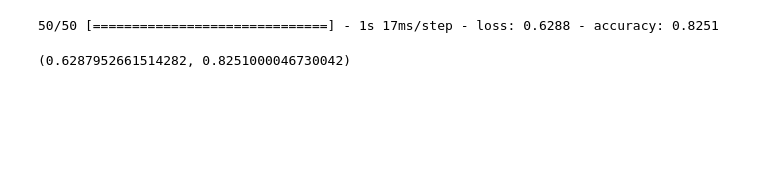
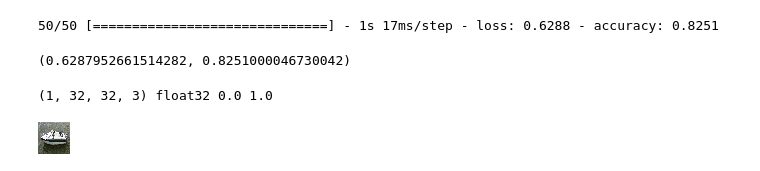
Before and after one commit to aaingyunii/Bootcamp_DeepLearning, a Jupyter notebook: 07_TODO_cifar10_CNN.ipynb, the cells around one changed output. Saved outputs shown, nothing was run; the diff lists cells and outputs as text; code cells hidden in the pictures; blank space fills up the shorter version.

```diff
--- a/07_TODO_cifar10_CNN.ipynb
+++ b/07_TODO_cifar10_CNN.ipynb
@@ -286,3 +288,27 @@ loss, accuracy = load_model.evaluate(test_dataset)
 loss, accuracy
 # %% [output]
 (0.6287952661514282, 0.8251000046730042)
+# %%
+from tensorflow.keras.preprocessing.image import load_img, img_to_array
+import numpy as np
+
+def load_preprocess_image(path):
+  """
+  이미지 경로를 받아서 loading 후 전처리해서 변환
+  """
+  # 이미지 로딩
+  # 이미지 읽어오는 함수. target_size를 지정하면 resize까지 처리
+  raw_img = load_img(path, target_size=(32,32)) # 반환타입 : Pillow.Image 객체
+  img_array = img_to_array(raw_img)[np.newaxis, ...] # Pillow의 Image 객체를 ndarray로 변환
+
+  ## 전처리 - type: float32, min-max scaling
+  input_tensor = img_array.astype("float32")/255
+
+  return raw_img, input_tensor
+# %%
+raw, input_tensor = load_preprocess_image("boat.jpg")
+print(input_tensor.shape, input_tensor.dtype, input_tensor.min(), input_tensor.max())
+raw
+# %% [output]
+(1, 32, 32, 3) float32 0.0 1.0
+[figure, added]
```
Also changed, not shown: parts of 4 cells of this notebook.
